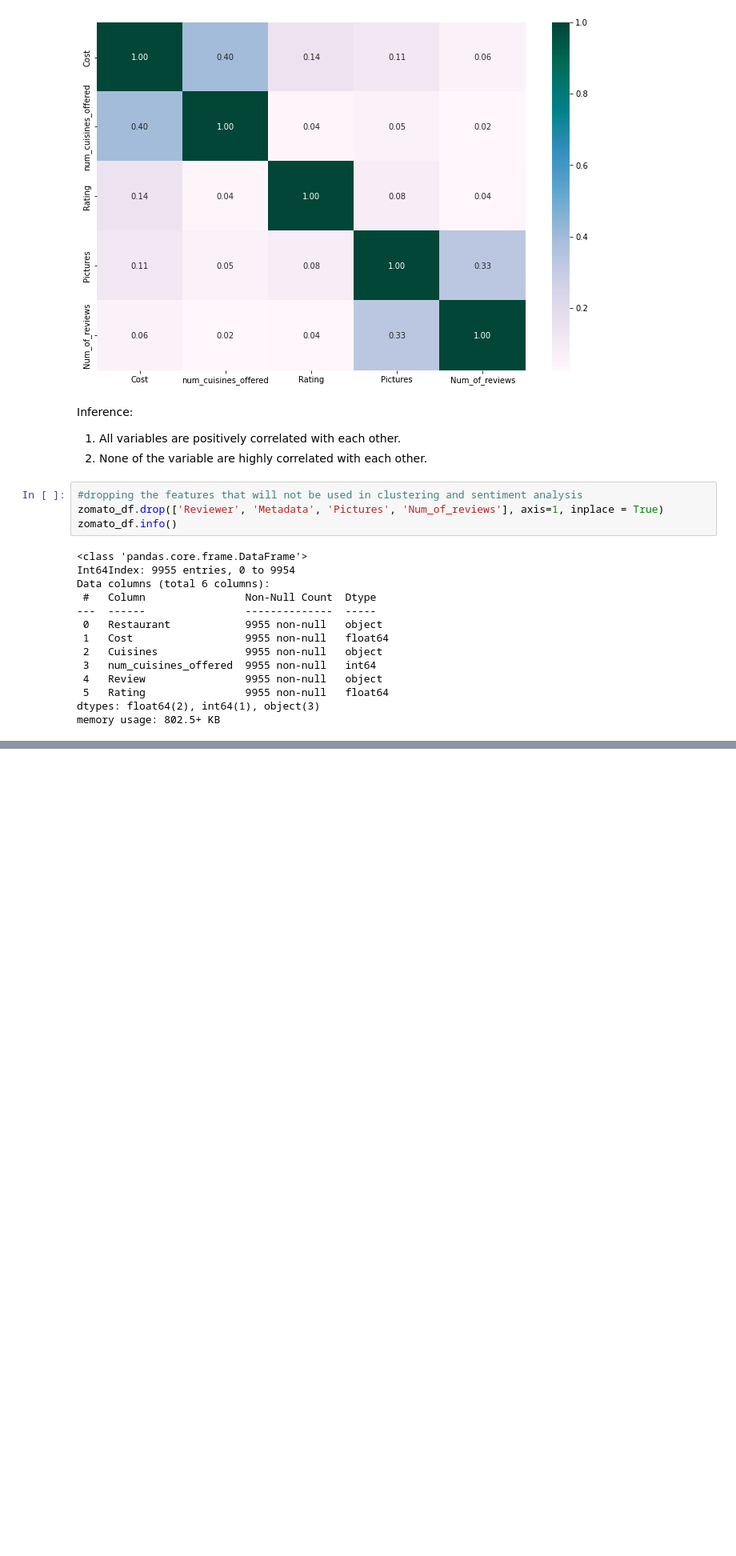
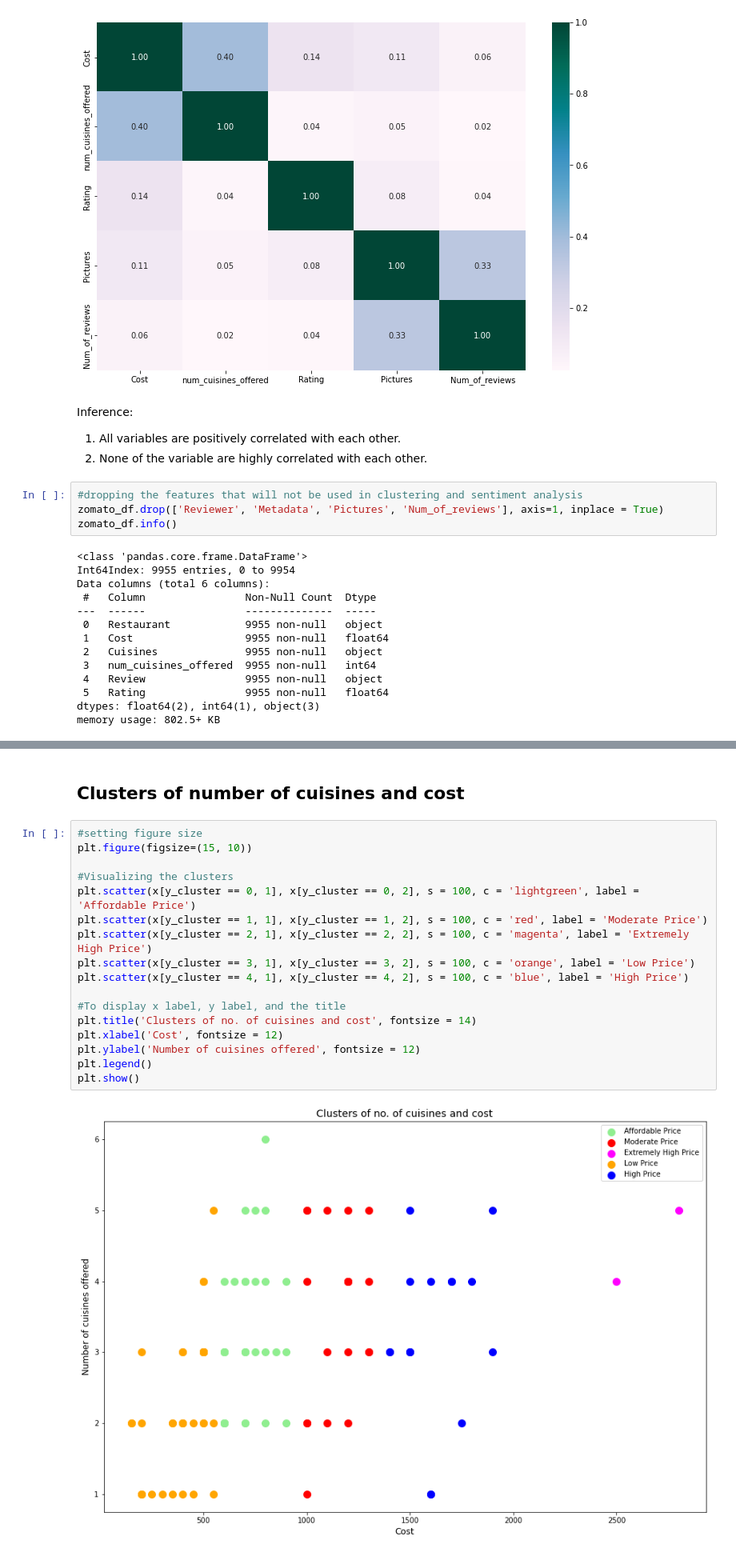
Before and after one commit to Akshadanair/Zomato-Restaurant-Clustering-and-Sentiment-Analysis, a Jupyter notebook: Zomato_Restaurant_Clustering_and_Sentiment_Analysis.ipynb, the cells around one changed output, grey strips where cells are left out. Shown at 80% size. Saved outputs shown, nothing was run; the diff lists cells and outputs as text; blank space fills up the shorter version.

```diff
--- a/Zomato_Restaurant_Clustering_and_Sentiment_Analysis.ipynb
+++ b/Zomato_Restaurant_Clustering_and_Sentiment_Analysis.ipynb
@@ -1579,0 +1771,21 @@ memory usage: 802.5+ KB
+# %% [markdown]
+## **Clusters of number of cuisines and cost**
+# %%
+#setting figure size
+plt.figure(figsize=(15, 10))
+
+#Visualizing the clusters
+plt.scatter(x[y_cluster == 0, 1], x[y_cluster == 0, 2], s = 100, c = 'lightgreen', label = 'Affordable Price')
+plt.scatter(x[y_cluster == 1, 1], x[y_cluster == 1, 2], s = 100, c = 'red', label = 'Moderate Price')
+plt.scatter(x[y_cluster == 2, 1], x[y_cluster == 2, 2], s = 100, c = 'magenta', label = 'Extremely High Price')
+plt.scatter(x[y_cluster == 3, 1], x[y_cluster == 3, 2], s = 100, c = 'orange', label = 'Low Price')
+plt.scatter(x[y_cluster == 4, 1], x[y_cluster == 4, 2], s = 100, c = 'blue', label = 'High Price')
+
+#To display x label, y label, and the title
+plt.title('Clusters of no. of cuisines and cost', fontsize = 14)
+plt.xlabel('Cost', fontsize = 12)
+plt.ylabel('Number of cuisines offered', fontsize = 12)
+plt.legend()
+plt.show()
+# %% [output]
+[figure, added]
```
Also changed, not shown: parts of 84 cells of this notebook.
